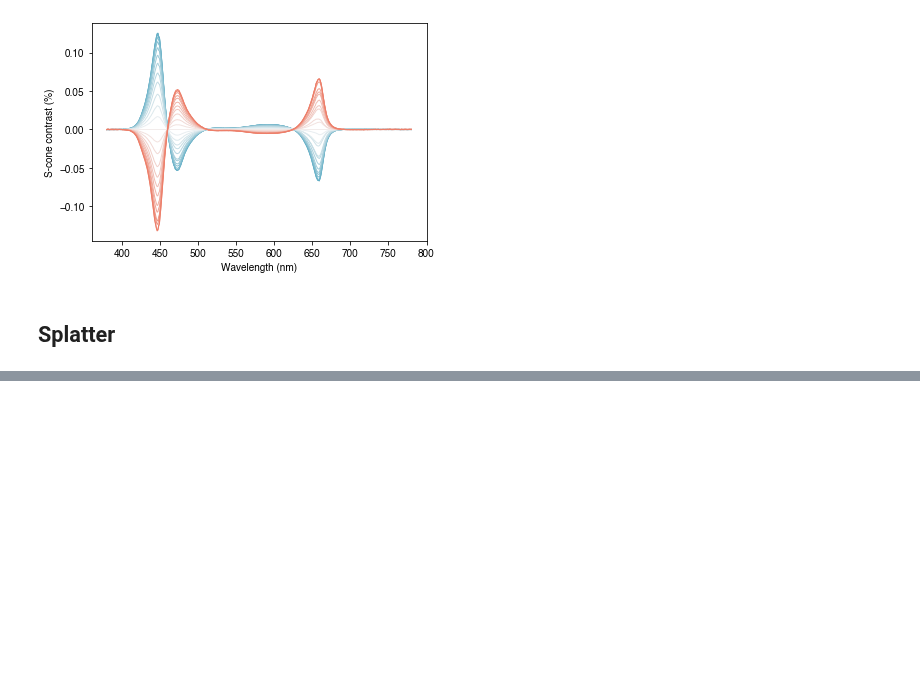
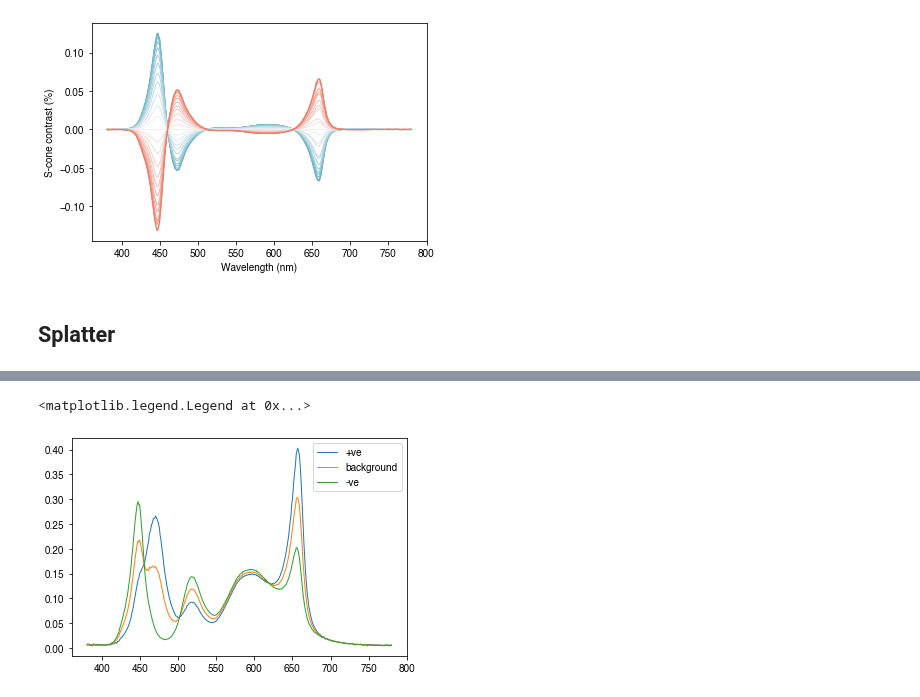
Before and after one commit to PySilentSubstitution/pysilsub, a Jupyter notebook: notebooks/nonlinear_linalg_contrast_example.ipynb, the cells around one changed output, grey strips where cells are left out. Saved outputs shown, nothing was run; the diff lists cells and outputs as text; code cells hidden in the pictures; blank space fills up the shorter version.

```diff
--- a/notebooks/nonlinear_linalg_contrast_example.ipynb
+++ b/notebooks/nonlinear_linalg_contrast_example.ipynb
@@ -161,0 +175,12 @@ plt.legend()
+# %%
+ssp.isolate = ['I']
+ssp.silence = ['S', 'M', 'L']
+
+contrast_mods = [ssp.linalg_solve([0, 0, 0, tc]) for tc in target_contrasts]
+plt.plot(ssp.predict_multiprimary_spd(contrast_mods[0]), lw=1, label='+ve')
+plt.plot(ssp.predict_multiprimary_spd(ssp.background), lw=1, label='background')
+plt.plot(ssp.predict_multiprimary_spd(contrast_mods[-1]), lw=1, label='-ve')
+plt.legend()
+# %% [output]
+<matplotlib.legend.Legend at 0x...>
+[figure, added]
```
Also changed, not shown: parts of 6 cells of this notebook, 9 other files.
